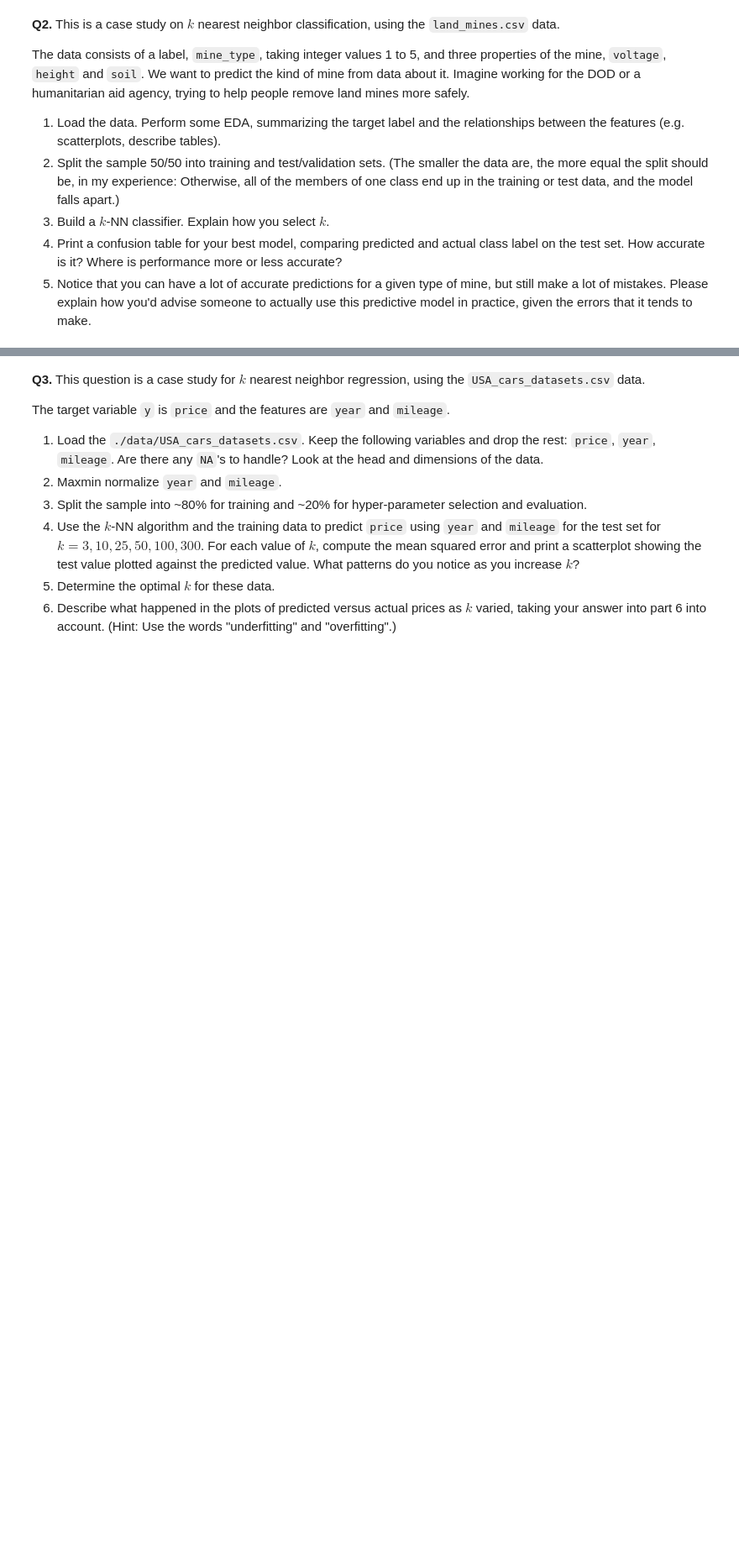
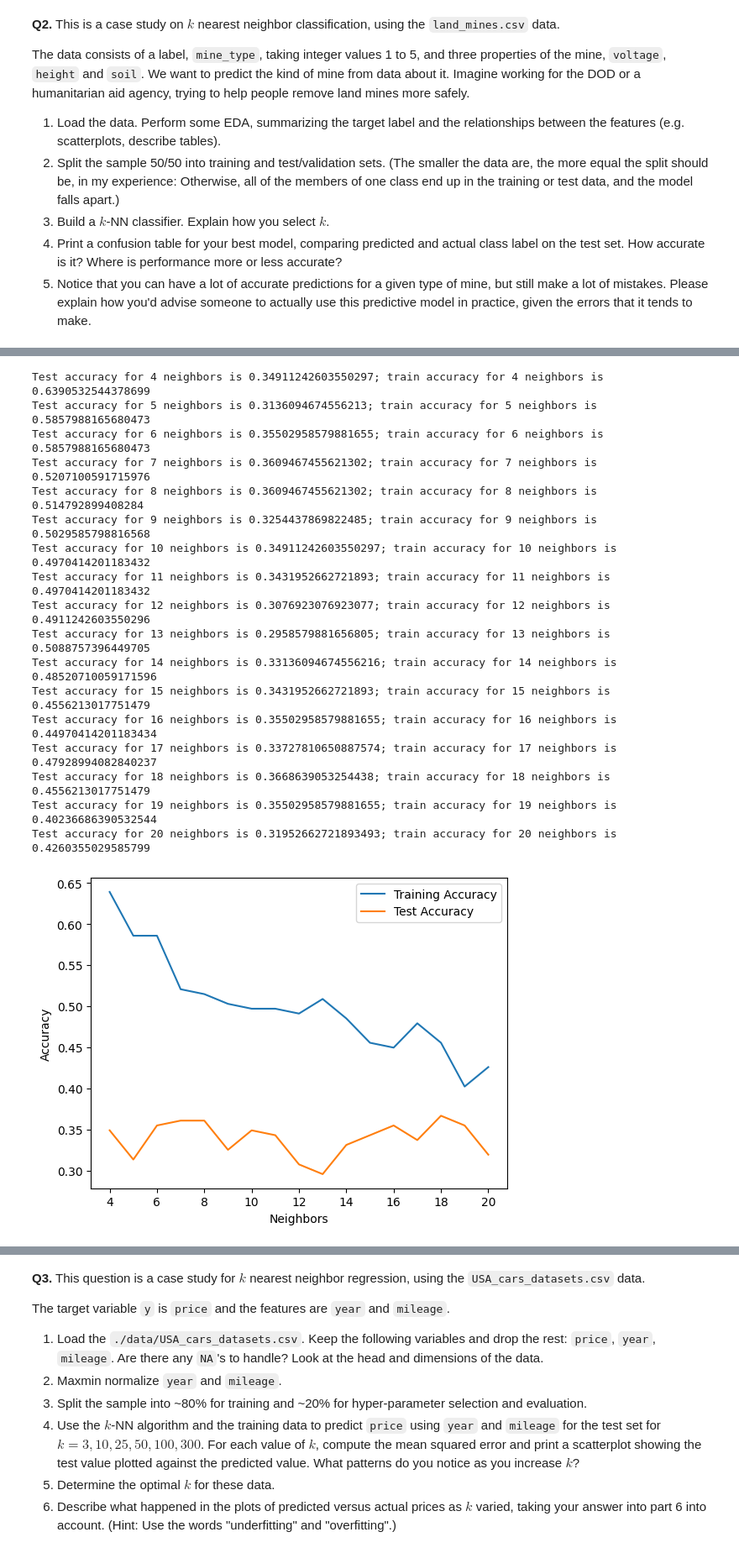
Before and after one commit to Alish-12/undergrad_ml_assignments, a Jupyter notebook: 02_assignment_knn.ipynb, the cells around one changed output, grey strips where cells are left out. Shown at 84% size. Cells and saved outputs as stored; diff of their text form; code cells hidden in the pictures; blank space fills up the shorter version.

```diff
--- a/02_assignment_knn.ipynb
+++ b/02_assignment_knn.ipynb
@@ -44,0 +85,16 @@ The data consists of a label, `mine_type`, taking integer values 1 to 5, and thr
+# %%
+from sklearn.preprocessing import MinMaxScaler
+from sklearn.model_selection import train_test_split
+
+# Define the target variable and control variables
+y = df['mine_type']
+ctrl_list = ["voltage", "height", "soil"]
+x = df.loc[:, ctrl_list]
+# Normalize the control variables using MinMaxScaler
+scaler = MinMaxScaler()
+u = pd.DataFrame(scaler.fit_transform(x), columns=ctrl_list)
+X_train, X_test, y_train, y_test = train_test_split(u, y, test_size=0.5, stratify=y, random_state= 57)
+
+print(X_train.shape, X_test.shape)
+print(y_train.value_counts(normalize=True))
+print(y_test.value_counts(normalize=True))
@@ -44,0 +117,39 @@ The data consists of a label, `mine_type`, taking integer values 1 to 5, and thr
+# %%
+from sklearn.preprocessing import StandardScaler
+from sklearn.neighbors import KNeighborsClassifier
+
+k_grid = np.array([(k + 1) for k in range(3, 20)])
+test_accuracies = []
+train_accuracies = []
+for k in k_grid:
+     # For each k, create a fitted model instance, make predictions, and compute test and training accuracy
+    model = KNeighborsClassifier(n_neighbors = k)
+    model = model.fit(X_train,y_train)
+    y_hat = model.predict(X_test)
+    test_accuracy = model.score(X_test,y_test)
+    training_acc = model.score(X_train,y_train)
+    print( f'Test accuracy for {k} neighbors is {test_accuracy}; train accuracy for {k} neighbors is {training_acc}')
+    test_accuracies.append(test_accuracy)
+    train_accuracies.append(training_acc)
+sns.lineplot(x=k_grid,y=train_accuracies,label='Training Accuracy').set(xlabel='Neighbors',ylabel='Accuracy')
+sns.lineplot(x=k_grid,y=test_accuracies,label='Test Accuracy')
+plt.show()
+# %% [output]
+Test accuracy for 4 neighbors is 0.34911242603550297; train accuracy for 4 neighbors is 0.6390532544378699
+Test accuracy for 5 neighbors is 0.3136094674556213; train accuracy for 5 neighbors is 0.5857988165680473
+Test accuracy for 6 neighbors is 0.35502958579881655; train accuracy for 6 neighbors is 0.5857988165680473
+Test accuracy for 7 neighbors is 0.3609467455621302; train accuracy for 7 neighbors is 0.5207100591715976
+Test accuracy for 8 neighbors is 0.3609467455621302; train accuracy for 8 neighbors is 0.514792899408284
+Test accuracy for 9 neighbors is 0.3254437869822485; train accuracy for 9 neighbors is 0.5029585798816568
+Test accuracy for 10 neighbors is 0.34911242603550297; train accuracy for 10 neighbors is 0.4970414201183432
+Test accuracy for 11 neighbors is 0.3431952662721893; train accuracy for 11 neighbors is 0.4970414201183432
+Test accuracy for 12 neighbors is 0.3076923076923077; train accuracy for 12 neighbors is 0.4911242603550296
+Test accuracy for 13 neighbors is 0.2958579881656805; train accuracy for 13 neighbors is 0.5088757396449705
+Test accuracy for 14 neighbors is 0.33136094674556216; train accuracy for 14 neighbors is 0.48520710059171596
+Test accuracy for 15 neighbors is 0.3431952662721893; train accuracy for 15 neighbors is 0.4556213017751479
+Test accuracy for 16 neighbors is 0.35502958579881655; train accuracy for 16 neighbors is 0.44970414201183434
+Test accuracy for 17 neighbors is 0.33727810650887574; train accuracy for 17 neighbors is 0.47928994082840237
+Test accuracy for 18 neighbors is 0.3668639053254438; train accuracy for 18 neighbors is 0.4556213017751479
+Test accuracy for 19 neighbors is 0.35502958579881655; train accuracy for 19 neighbors is 0.40236686390532544
+Test accuracy for 20 neighbors is 0.31952662721893493; train accuracy for 20 neighbors is 0.4260355029585799
+[figure, added]
```
Also changed, not shown: parts of 8 cells of this notebook.
